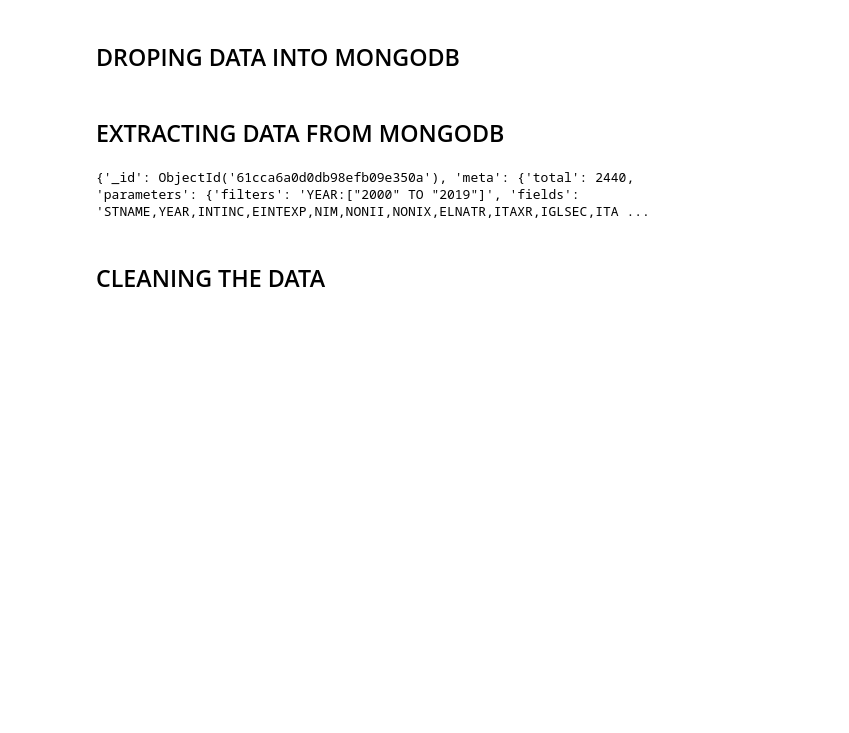
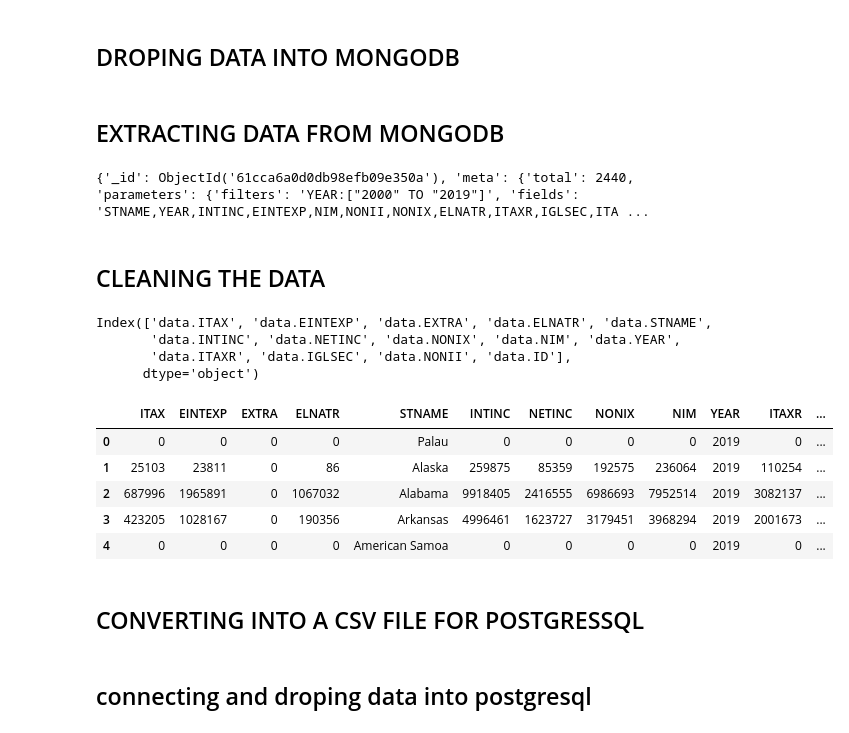
Before and after one commit to x21103330/DAP-PROJECT, a Jupyter notebook: DAP PROJECT (X21103330) Jacob.ipynb, the cells around one changed output. Drawn from its saved outputs; the diff is of its cells as text; code cells hidden in the pictures; blank space fills up the shorter version.

Commit message:
FDIC Code file (x21103330)
converting the data into CSV and some data cleaning

```diff
--- a/DAP PROJECT (X21103330) Jacob.ipynb
+++ b/DAP PROJECT (X21103330) Jacob.ipynb
@@ -58,7 +59,31 @@ for fd_data in x:
 # %%
 #normalizing the data
 import pandas as pd
 new_data = fd_data['data']
 norm_data = pd.json_normalize(new_data)
+#norm_data.head()
 
-#drop the score column
+#checking for missing values
+norm_data.isnull()
+
+
+#drop the score column in the dataframe
+fdic_data=norm_data.drop(['score'], axis =1)
+fdic_data
+print(fdic_data.columns)
+#renaming my columns
+fdic_data.columns = ['ITAX', 'EINTEXP', 'EXTRA', 'ELNATR', 'STNAME', 'INTINC', 'NETINC', 'NONIX', 'NIM', 'YEAR', 'ITAXR', 'IGLSEC', 'NONII', 'ID']
+fdic_data.head()
+# %% [output]
+Index(['data.ITAX', 'data.EINTEXP', 'data.EXTRA', 'data.ELNATR', 'data.STNAME',
+       'data.INTINC', 'data.NETINC', 'data.NONIX', 'data.NIM', 'data.YEAR',
+       'data.ITAXR', 'data.IGLSEC', 'data.NONII', 'data.ID'],
+      dtype='object')
+|  | ITAX | EINTEXP | EXTRA | ELNATR | STNAME | INTINC | NETINC | NONIX | NIM | YEAR | ITAXR | ... |
+| 0 | 0 | 0 | 0 | 0 | Palau | 0 | 0 | 0 | 0 | 2019 | 0 | ... |
+| 1 | 25103 | 23811 | 0 | 86 | Alaska | 259875 | 85359 | 192575 | 236064 | 2019 | 110254 | ... |
+| 2 | 687996 | 1965891 | 0 | 1067032 | Alabama | 9918405 | 2416555 | 6986693 | 7952514 | 2019 | 3082137 | ... |
+| 3 | 423205 | 1028167 | 0 | 190356 | Arkansas | 4996461 | 1623727 | 3179451 | 3968294 | 2019 | 2001673 | ... |
+| 4 | 0 | 0 | 0 | 0 | American Samoa | 0 | 0 | 0 | 0 | 2019 | 0 | ... |
+# %% [markdown]
+## CONVERTING INTO A CSV FILE FOR POSTGRESSQL
@@ -64,0 +94,2 @@ norm_data = pd.json_normalize(new_data)
+# %% [markdown]
+## connecting and droping data into postgresql
```
Also changed, not shown: parts of 3 cells of this notebook.
